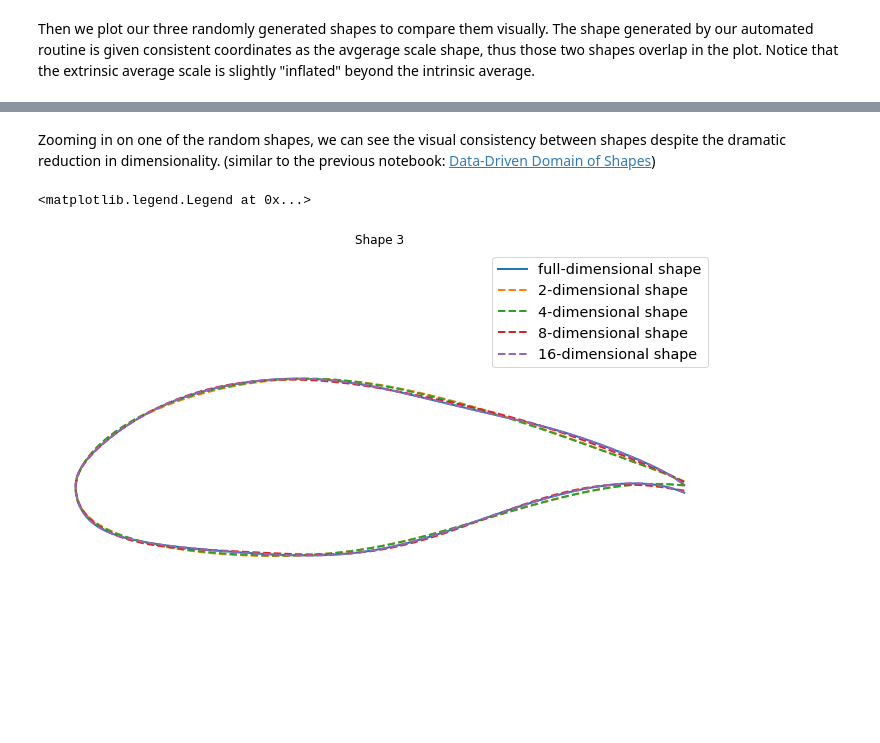
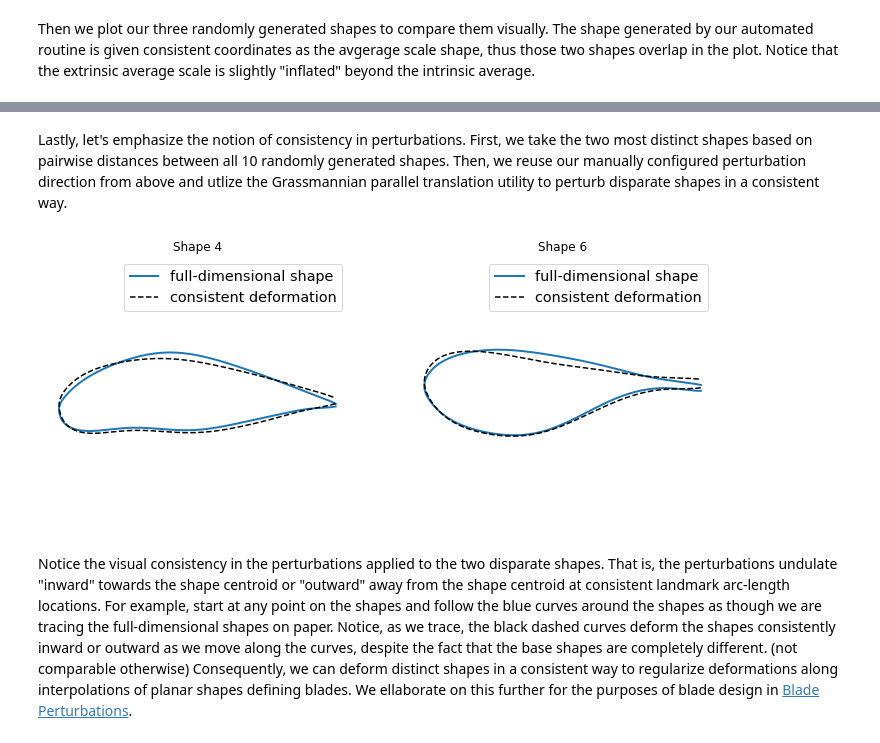
Before and after one commit to NREL/G2Aero, a Jupyter notebook: examples/notebooks/1_Generating_Airfoils.ipynb, the cells around one changed output, grey strips where cells are left out. Saved outputs shown, nothing was run; the diff lists cells and outputs as text; code cells hidden in the pictures.

```diff
--- a/examples/notebooks/1_Generating_Airfoils.ipynb
+++ b/examples/notebooks/1_Generating_Airfoils.ipynb
@@ -131,21 +161,37 @@ for i, shape in enumerate(rnd_shapes):
-# %% [markdown]
-Zooming in on one of the random shapes, we can see the visual consistency between shapes despite the dramatic reduction in dimensionality. (similar to the previous notebook: [Data-Driven Domain of Shapes](https://g2aero.readthedocs.io/en/latest/how_to_guides/files/0_Data-Driven_Domain.html#))
-# %%
-# pick a random index to more closely inspect
-rnd_i = 3
-
-# plot the random shape with different scale
-fig, ax = plt.subplots(1, 1, figsize=(12, 8))
-plt.plot(rnd_shapes[rnd_i,:,0], rnd_shapes[rnd_i,:,1],linewidth=2, label='full-dimensional shape')
-# loop through low-dimension analouges
-for dim in dims:
-    shape_low = pga.PGA2shape(rnd_coef[rnd_i,:dim],M=pga.M_mean,b=pga.b_mean)
-    plt.plot(shape_low[:,0],shape_low[:,1],'--',linewidth=2,label=str(dim)+"-dimensional shape")
-# formatting
-ax.set_title(f'Shape {rnd_i}')
-plt.axis('off')
-ax.axis('equal')
-ax.legend(fontsize='x-large')
-# %% [output]
-<matplotlib.legend.Legend at 0x...>
-[figure, removed]
+# %% [markdown]
+Lastly, let's emphasize the notion of consistency in perturbations. First, we take the two most distinct shapes based on pairwise distances between all 10 randomly generated shapes. Then, we reuse our manually configured perturbation direction from above and utlize the Grassmannian parallel translation utility to perturb disparate shapes in a consistent way.
+# %%
+# determine the most different shapes based on the pairwise Grassmannian distance
+dist = np.zeros((10,10))
+for i in range(10):
+    for j in range(i,10):
+        # compute unique elements of the pairwise distance matrix
+        dist[i,j] = gr.distance(rnd_Gr_shapes[i,:,:], rnd_Gr_shapes[j,:,:])
+# determine the largest pair of shapes
+i_max = np.unravel_index(np.argmax(dist, axis=None), dist.shape)
+
+# now plot consistent perturbations between the disparate shapes
+# take a random direction at the Karcher mean of arbitrary dimension
+V0 = (rnd_t.flatten()@pga.Vh[:r]).reshape(-1,2)
+
+fig, ax = plt.subplots(1, 2, figsize=(12, 5))
+for i in range(2):
+    # parallel translate the direction to the disparate shapes
+    V = gr.parallel_translate(pga.karcher_mean,gr.log(pga.karcher_mean,rnd_Gr_shapes[i_max[i],:,:]),V0)
+    # perturb the shapes along the consistent directions at disparate tangent spaces
+    P = gr.exp(1,rnd_Gr_shapes[i_max[i],:,:],V)
+    # rescale to an appropriate section of the fiber bundle
+    P = P @ pga.M_mean + pga.b_mean
+
+    # plot results
+    ax[i].plot(rnd_shapes[i_max[i],:,0], rnd_shapes[i_max[i],:,1],linewidth=2, label='full-dimensional shape')
+    ax[i].plot(P[:,0], P[:,1],'k--',label='consistent deformation')
+    # formatting
+    ax[i].set_title(f'Shape {i_max[i]}')
+    ax[i].axis('off')
+    ax[i].axis('equal')
+    ax[i].legend(fontsize='x-large')
+# %% [output]
+[figure, added]
+# %% [markdown]
+Notice the visual consistency in the perturbations applied to the two disparate shapes. That is, the perturbations undulate "inward" towards the shape centroid or "outward" away from the shape centroid at consistent landmark arc-length locations. For example, start at any point on the shapes and follow the blue curves around the shapes as though we are tracing the full-dimensional shapes on paper. Notice, as we trace, the black dashed curves deform the shapes consistently inward or outward as we move along the curves, despite the fact that the base shapes are completely different. (not comparable otherwise) Consequently, we can deform distinct shapes in a consistent way to regularize deformations along interpolations of planar shapes defining blades. We ellaborate on this further for the purposes of blade design in [Blade Perturbations](https://g2aero.readthedocs.io/en/latest/how_to_guides/files/3_Blade_perturbation.html#).
```
Also changed, not shown: parts of 10 cells of this notebook.
